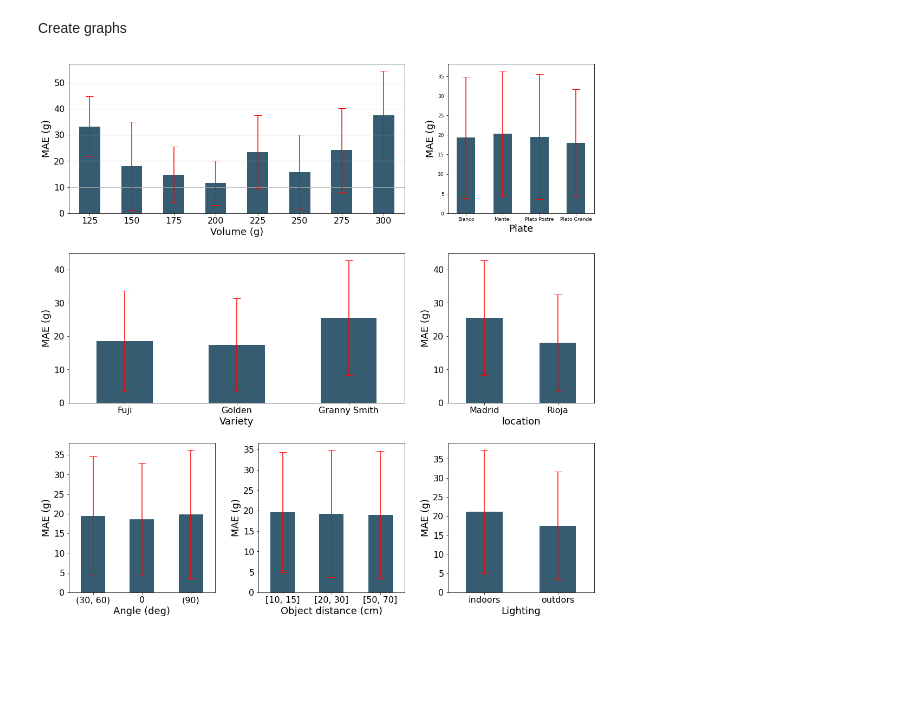
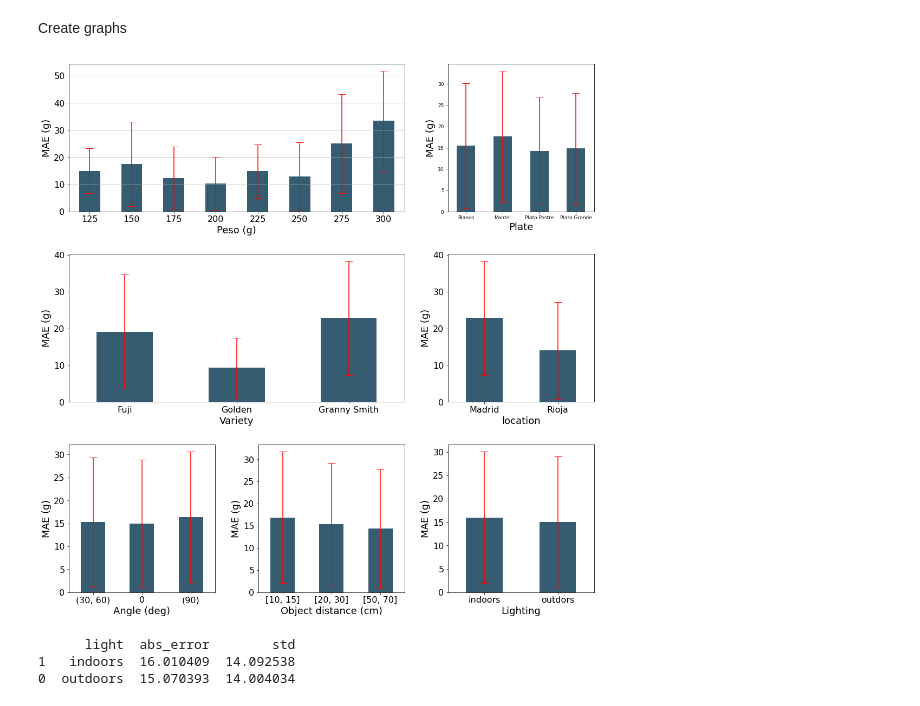
Before and after one commit to Pablo-Izquierdo/image-classification-tf, a Jupyter notebook: notebooks/3.3-MAE_plot.ipynb, the cells around one changed output. Drawn from its saved outputs; the diff is of its cells as text; code cells hidden in the pictures; blank space fills up the shorter version.

```diff
--- a/notebooks/3.3-MAE_plot.ipynb
+++ b/notebooks/3.3-MAE_plot.ipynb
@@ -18,7 +18,7 @@ from imgclas.visualization.guided_backprop import GuidedBackprop
 from imgclas.visualization.integrated_gradients import IntegratedGradients
 from imgclas.visualization.visual_backprop import VisualBackprop
 # User parameters to set
-TIMESTAMP = '2023-07-11_031218'                       # timestamp of the model
+TIMESTAMP = '2023-07-19_102131'                       # timestamp of the model
 MODEL_NAME = 'final_model.h5'                           # model to use to make the prediction
 TOP_K = 2                                               # number of top classes predictions to save
 
@@ -193,7 +193,7 @@ y_error = df_size['std']
 y_error = y_error.set_axis(df_size['size'])
 
 df_size.plot.bar(x='size', y='abs_error', yerr='std', ax=axbig, color=['#355c70'], ecolor='r', capsize=7, legend=None)
-axbig.set_xlabel('Volume (g)', fontsize=18)
+axbig.set_xlabel('Peso (g)', fontsize=18)
 axbig.set_ylabel('MAE (g)', fontsize=18)
 axbig.tick_params(axis='x', rotation=0)
 axbig.tick_params(axis='both', which='major', labelsize=16)
@@ -223,32 +223,38 @@ axs[1,2].set_ylabel('MAE (g)', fontsize=18)
 axs[1,2].tick_params(axis='x', rotation=0)
 axs[1,2].tick_params(axis='both', which='major', labelsize=16)
 
 df_angle.plot.bar(x='angle', y='abs_error', yerr='std', ax=axs[2,0], color=['#355c70'], ecolor='r', capsize=7, legend=None)
 axs[2,0].set_xlabel('Angle (deg)', fontsize=18)
 axs[2,0].set_ylabel('MAE (g)', fontsize=18)
 axs[2,0].tick_params(axis='x', rotation=0)
 axs[2,0].tick_params(axis='both', which='major', labelsize=16)
 
 df_shot.plot.bar(x='shot', y='abs_error', yerr='std', ax=axs[2,1], color=['#355c70'], ecolor='r', capsize=7, legend=None)
 axs[2,1].set_xlabel('Object distance (cm)', fontsize=18)
 axs[2,1].set_ylabel('MAE (g)', fontsize=18)
 axs[2,1].tick_params(axis='x', rotation=0)
 axs[2,1].tick_params(axis='both', which='major', labelsize=16)
 
 df_light.plot.bar(x='light', y='abs_error', yerr='std', ax=axs[2,2], color=['#355c70'], ecolor='r', capsize=7, legend=None)
 axs[2,2].set_xlabel('Lighting', fontsize=18)
 axs[2,2].set_ylabel('MAE (g)', fontsize=18)
 labels = [item.get_text() for item in axs[2,2].get_xticklabels()]
 labels[0] = 'indoors'
 labels[1] = 'outdors'
 axs[2,2].set_xticklabels(labels)
 axs[2,2].tick_params(axis='x', rotation=0)
 axs[2,2].tick_params(axis='both', which='major', labelsize=16)
 
 # for ax in axs:
 #    ax.tick_params(axis='both', which='major', labelsize=16)
 
 fig.tight_layout(pad=3.0)
-plt.savefig('/srv/image-results/abs_error.pdf',bbox_inches='tight')
+plt.savefig('/srv/image-results/abs_error.png',bbox_inches='tight')
 # %% [output]
-[figure, old version]
+[figure, new version]
+# %%
+print(df_light)
+# %% [output]
+      light  abs_error        std
+1   indoors  16.010409  14.092538
+0  outdoors  15.070393  14.004034
```
Also changed, not shown: parts of 3 cells of this notebook, 10 other files.
